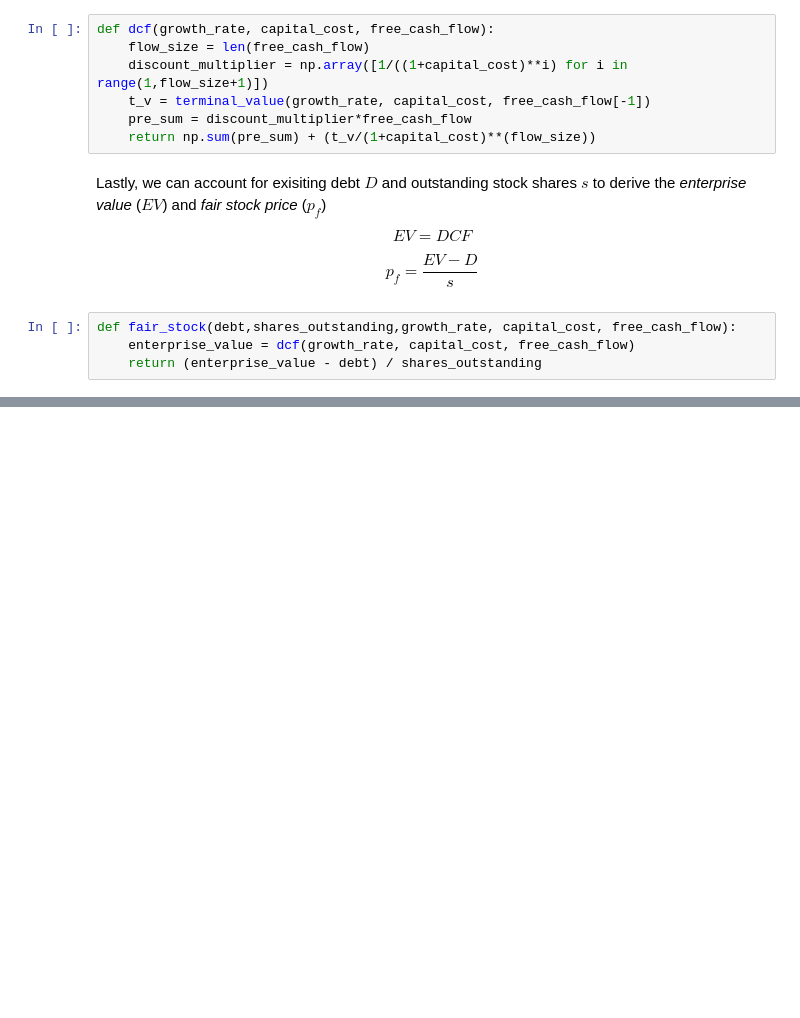
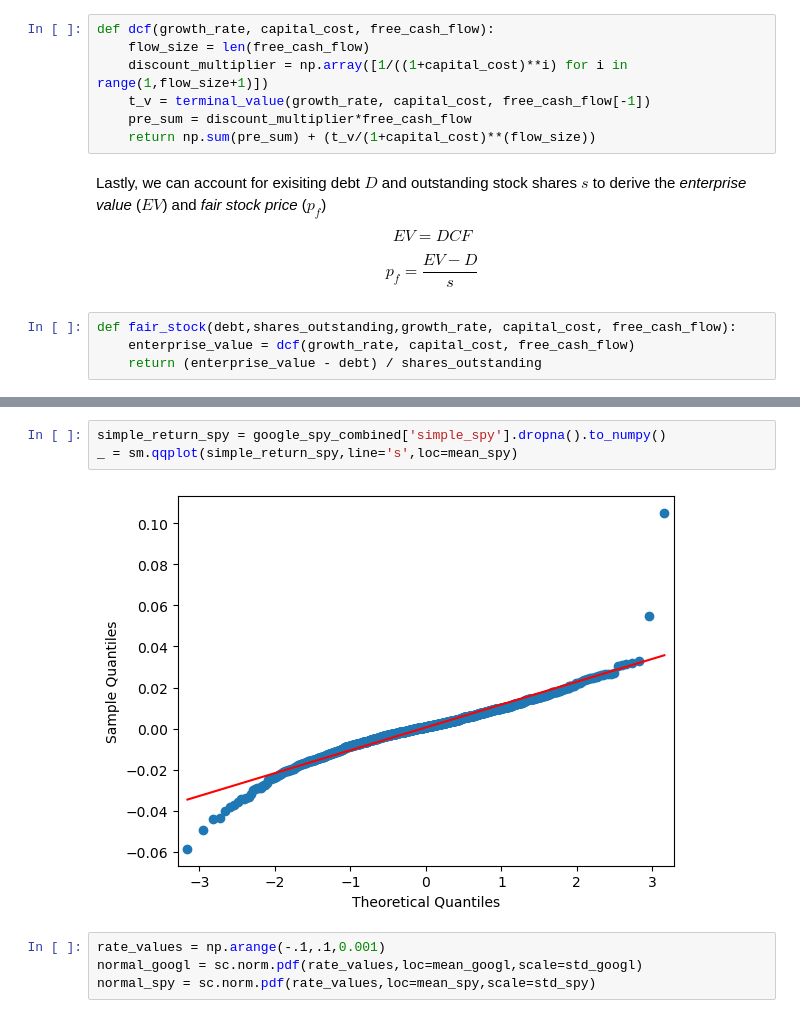
Before and after one commit to Acouvertier/phase_0_quant_foundations, a Jupyter notebook: phase_1_project.ipynb, the cells around one changed output, grey strips where cells are left out. Drawn from its saved outputs; the diff is of its cells as text; blank space fills up the shorter version.

```diff
--- a/phase_1_project.ipynb
+++ b/phase_1_project.ipynb
@@ -234,0 +276,9 @@ def fair_stock(debt,shares_outstanding,growth_rate, capital_cost, free_cash_flow
+# %%
+simple_return_spy = google_spy_combined['simple_spy'].dropna().to_numpy()
+_ = sm.qqplot(simple_return_spy,line='s',loc=mean_spy)
+# %% [output]
+[figure, added]
+# %%
+rate_values = np.arange(-.1,.1,0.001)
+normal_googl = sc.norm.pdf(rate_values,loc=mean_googl,scale=std_googl)
+normal_spy = sc.norm.pdf(rate_values,loc=mean_spy,scale=std_spy)
```
Also changed, not shown: parts of 14 cells of this notebook, 4 other files.
